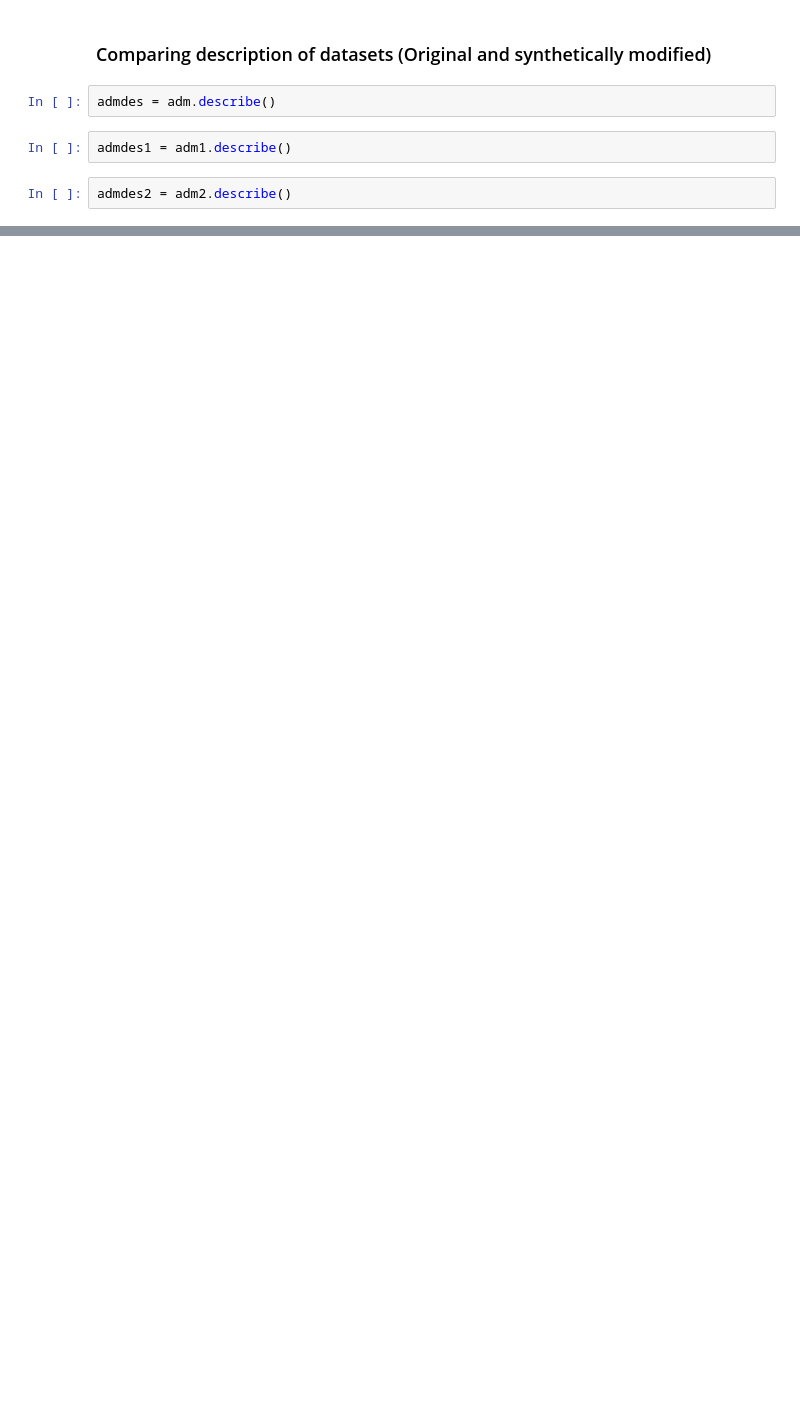
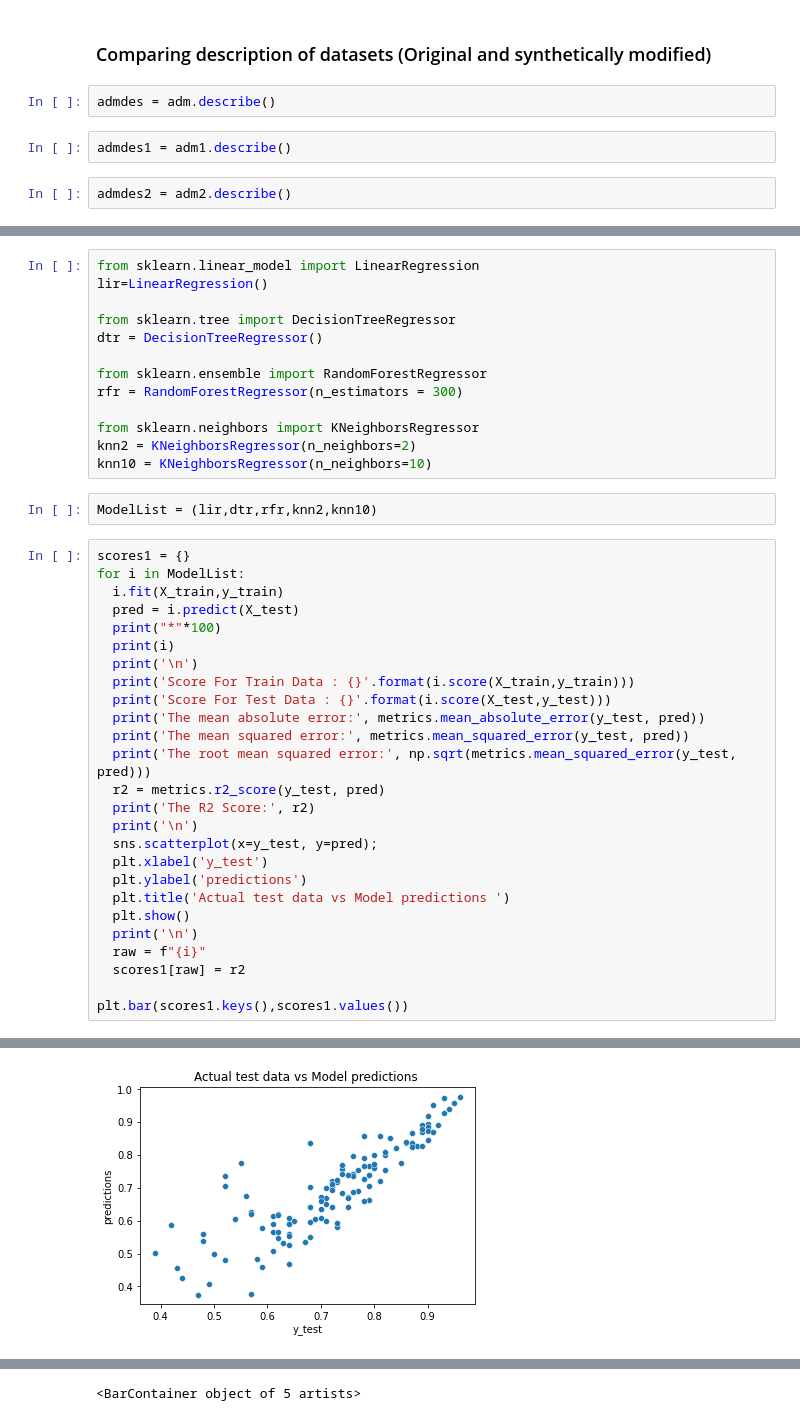
Before and after one commit to Arnav-Barman/UML501-ML, a Jupyter notebook: Analysis_of_University_Admissions_Data_Project.ipynb, the cells around one changed output, grey strips where cells are left out. Saved outputs shown, nothing was run; the diff lists cells and outputs as text; blank space fills up the shorter version.

```diff
--- a/Analysis_of_University_Admissions_Data_Project.ipynb
+++ b/Analysis_of_University_Admissions_Data_Project.ipynb
@@ -521,0 +536,42 @@ admdes.compare(admdes2, align_axis=1, keep_shape=False, keep_equal=False)
+# %%
+from sklearn.linear_model import LinearRegression
+lir=LinearRegression()
+
+from sklearn.tree import DecisionTreeRegressor
+dtr = DecisionTreeRegressor()
+
+from sklearn.ensemble import RandomForestRegressor
+rfr = RandomForestRegressor(n_estimators = 300)
+
+from sklearn.neighbors import KNeighborsRegressor
+knn2 = KNeighborsRegressor(n_neighbors=2)
+knn10 = KNeighborsRegressor(n_neighbors=10)
+# %%
+ModelList = (lir,dtr,rfr,knn2,knn10)
+# %%
+scores1 = {}
+for i in ModelList:
+  i.fit(X_train,y_train)
+  pred = i.predict(X_test)
+  print("*"*100)
+  print(i)
+  print('\n')
+  print('Score For Train Data : {}'.format(i.score(X_train,y_train)))
+  print('Score For Test Data : {}'.format(i.score(X_test,y_test)))
+  print('The mean absolute error:', metrics.mean_absolute_error(y_test, pred))
+  print('The mean squared error:', metrics.mean_squared_error(y_test, pred))
+  print('The root mean squared error:', np.sqrt(metrics.mean_squared_error(y_test, pred)))
+  r2 = metrics.r2_score(y_test, pred)
+  print('The R2 Score:', r2)
+  print('\n')
+  sns.scatterplot(x=y_test, y=pred);
+  plt.xlabel('y_test')
+  plt.ylabel('predictions')
+  plt.title('Actual test data vs Model predictions ')
+  plt.show()
+  print('\n')
+  raw = f"{i}"
+  scores1[raw] = r2
+
+plt.bar(scores1.keys(),scores1.values())
+# %% [output]
@@ -521,0 +588 @@ admdes.compare(admdes2, align_axis=1, keep_shape=False, keep_equal=False)
+[figure, added]
@@ -521,0 +633 @@ admdes.compare(admdes2, align_axis=1, keep_shape=False, keep_equal=False)
+<BarContainer object of 5 artists>
```
Also changed, not shown: parts of 31 cells of this notebook.
